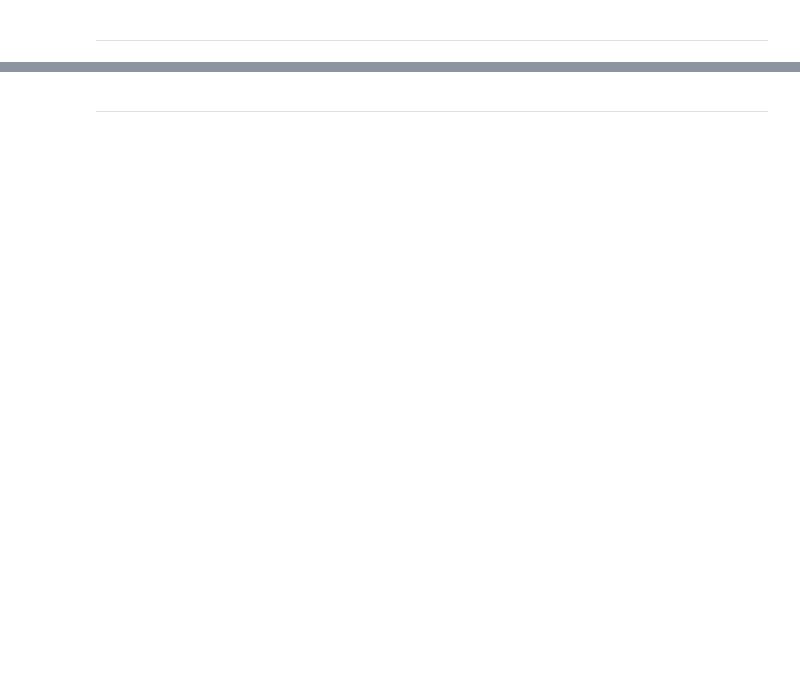
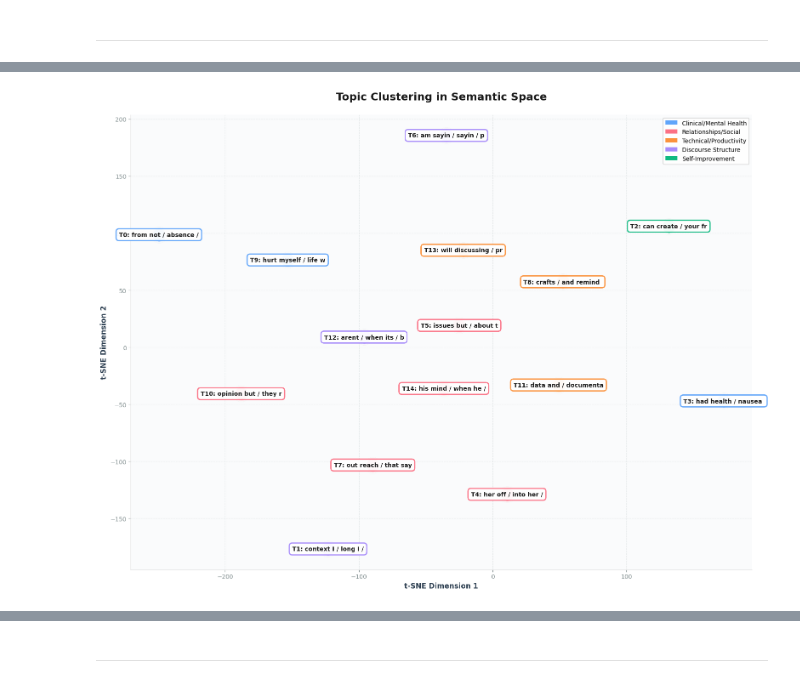
Before and after one commit to shutinghe3601/milestone2, a Jupyter notebook: notebooks/03_topic_modeling_byNMF.ipynb, the cells around one changed output, grey strips where cells are left out. Drawn from its saved outputs; the diff is of its cells as text; code cells hidden in the pictures; blank space fills up the shorter version.

```diff
--- a/notebooks/03_topic_modeling_byNMF.ipynb
+++ b/notebooks/03_topic_modeling_byNMF.ipynb
@@ -1451,0 +776,87 @@ VAD anxiety range: 0.000 to 0.741
+# %%
+# 1. project topics into 2d space
+topic_vectors = nmf_final.components_
+
+tsne = TSNE(n_components=2, random_state=42, perplexity=5,
+            max_iter=1000, learning_rate=200)
+topic_2d = tsne.fit_transform(topic_vectors)
+
+# 2. create visualization with meaningful color coding
+fig, ax = plt.subplots(figsize=(16, 12))
+
+# Assign colors by theme
+topic_colors = {
+    # Clinical/Mental Health (Blue)
+    0: '#60A5FA', 3: '#60A5FA', 9: '#60A5FA',
+    # Relationships/Social (Pink)
+    4: '#FB7185', 5: '#FB7185', 7: '#FB7185', 10: '#FB7185', 14: '#FB7185',
+    # Technical/Productivity (Orange)
+    11: '#FB923C', 13: '#FB923C', 8: '#FB923C',
+    # Discourse/Structure (Purple)
+    1: '#A78BFA', 6: '#A78BFA', 12: '#A78BFA',
+    # Self-Improvement (Emerald)
+    2: '#10B981',
+}
+
+# Plot topics
+for i, (x, y) in enumerate(topic_2d):
+    color = topic_colors.get(i, '#818CF8')
+
+    # Shadow
+    ax.scatter(x, y, s=700, alpha=0.12, c='black', zorder=1)
+
+    # Main point
+    ax.scatter(x, y, s=600, alpha=0.9, c=color,
+               edgecolors='white', linewidth=3, zorder=2)
+
+    # Label
+    label = f"T{i}: {labels_f[i][:20]}"
+    ax.annotate(label, (x, y),
+                fontsize=10, ha='center', va='center',
+                fontweight='600', color='#1a1a1a',
+                bbox=dict(boxstyle='round,pad=0.5',
+                         facecolor='white',
+                         edgecolor=color,
+                         linewidth=2, alpha=0.95),
+                zorder=3)
+
+# Styling with axes and gridlines
+ax.set_facecolor('#fafbfc')
+fig.patch.set_facecolor('white')
+
+# Add gridlines
+ax.grid(True, alpha=0.2, linestyle='--', linewidth=0.8, color='#95a5a6', zorder=0)
+ax.set_axisbelow(True)
+
+# Configure axes
+ax.set_xlabel('t-SNE Dimension 1', fontsize=12, fontweight='bold', color='#2c3e50')
+ax.set_ylabel('t-SNE Dimension 2', fontsize=12, fontweight='bold', color='#2c3e50')
+
+# Style spines
+ax.spines['top'].set_visible(False)
+ax.spines['right'].set_visible(False)
+ax.spines['left'].set_color('#e0e0e0')
+ax.spines['bottom'].set_color('#e0e0e0')
+
+# Tick styling
+ax.tick_params(colors='#7f8c8d', labelsize=10)
+
+ax.set_title('Topic Clustering in Semantic Space',
+             fontsize=18, fontweight='bold', color='#1a1a1a', pad=25)
+
+# Add legend
+from matplotlib.patches import Patch
+legend_elements = [
+    Patch(facecolor='#60A5FA', label='Clinical/Mental Health'),
+    Patch(facecolor='#FB7185', label='Relationships/Social'),
+    Patch(facecolor='#FB923C', label='Technical/Productivity'),
+    Patch(facecolor='#A78BFA', label='Discourse Structure'),
+    Patch(facecolor='#10B981', label='Self-Improvement')
+]
+ax.legend(handles=legend_elements, loc='upper right', fontsize=10, framealpha=0.9)
+
+plt.tight_layout()
+plt.savefig(ART / "topic_clustering.png", dpi=300, bbox_inches='tight', facecolor='white')
+plt.show()
+# %% [output]
+[figure, added]
```
Also changed, not shown: parts of 34 cells of this notebook.
